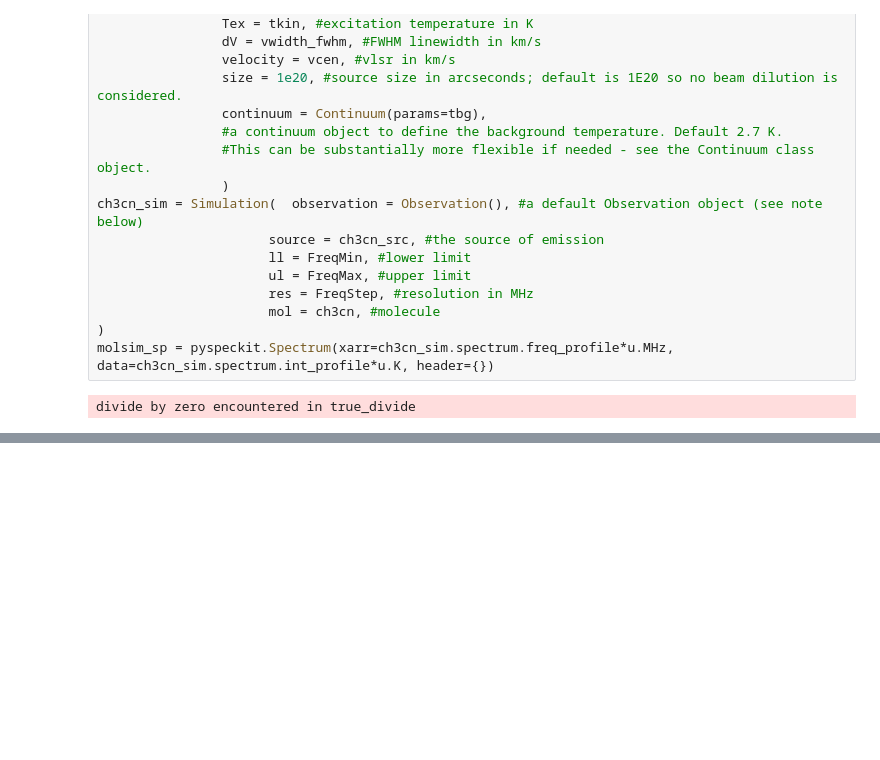
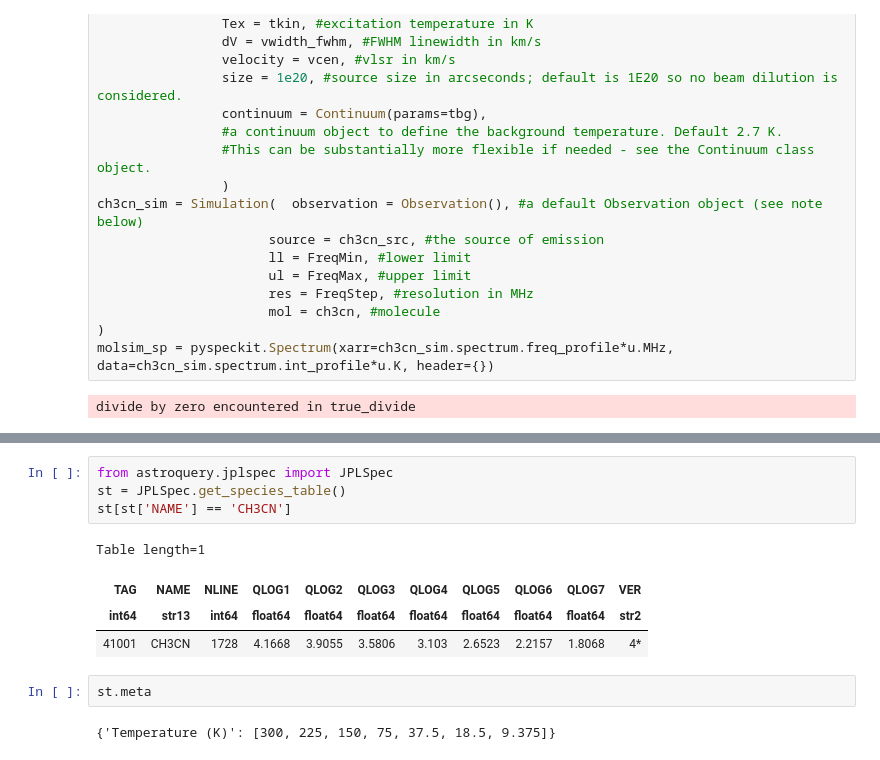
Before and after one commit to pyspeckit/pyspeckit-tests, a Jupyter notebook: xclass-benchmark/XCLASS_Benchmark_CH3CN.ipynb, the cells around one changed output, grey strips where cells are left out. Cells and saved outputs as stored; diff of their text form; blank space fills up the shorter version.

```diff
--- a/xclass-benchmark/XCLASS_Benchmark_CH3CN.ipynb
+++ b/xclass-benchmark/XCLASS_Benchmark_CH3CN.ipynb
@@ -588,0 +594,13 @@ Text(0, 0.5, '$Q_{rot}$')
+# %%
+from astroquery.jplspec import JPLSpec
+st = JPLSpec.get_species_table()
+st[st['NAME'] == 'CH3CN']
+# %% [output]
+Table length=1
+| TAG | NAME | NLINE | QLOG1 | QLOG2 | QLOG3 | QLOG4 | QLOG5 | QLOG6 | QLOG7 | VER |
+| int64 | str13 | int64 | float64 | float64 | float64 | float64 | float64 | float64 | float64 | str2 |
+| 41001 | CH3CN | 1728 | 4.1668 | 3.9055 | 3.5806 | 3.103 | 2.6523 | 2.2157 | 1.8068 | 4* |
+# %%
+st.meta
+# %% [output]
+{'Temperature (K)': [300, 225, 150, 75, 37.5, 18.5, 9.375]}
```
Also changed, not shown: parts of 15 cells of this notebook.
